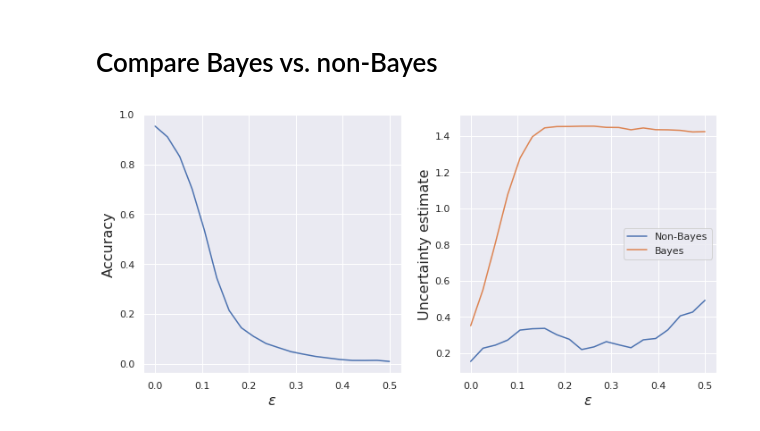
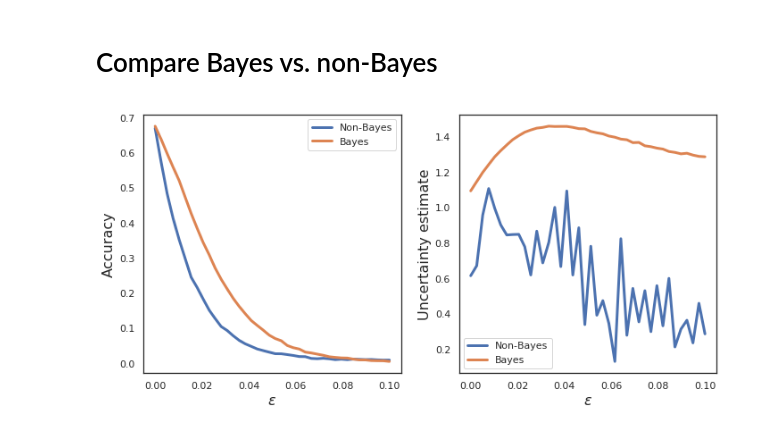
Before and after one commit to nikhil-dce/Examining-Robustness-of-BNNs-to-Adversarial-Examples, a Jupyter notebook: Adversarial_Methods/Deep_Fool_Code/FGSM_v2.ipynb, the cells around one changed output. Saved outputs shown, nothing was run; the diff lists cells and outputs as text; code cells hidden in the pictures.

Commit message:
converged models
Attack on FashionMNIST & CIFAR10

Updated plots

```diff
--- a/Adversarial_Methods/Deep_Fool_Code/FGSM_v2.ipynb
+++ b/Adversarial_Methods/Deep_Fool_Code/FGSM_v2.ipynb
@@ -178,6 +162,6 @@ def attack_fgsm_v2 (model,loss,eps,device,loader,is_bayes=False):
 # %%
-model = LeNet(num_classes=10,inputs=1)
-ckpt_path = '../../BNN_Implementations/PyTorch-BayesianCNN-master/checkpoints/MNIST/frequentist/model_lenet.pt'
+# model = LeNet(num_classes=10,inputs=inputs)
+ckpt_path = '../../BNN_Implementations/PyTorch-BayesianCNN-master/checkpoints/{}/frequentist/model_{}.pt'.format(dataset, net)
 model.load_state_dict(torch.load(ckpt_path))
 model.eval()
 device = torch.device('cuda:0')
@@ -213,9 +201,13 @@ Text(0, 0.5, 'Average predictive entropy')
 # %% [markdown]
 # Example attack on BayesNet
+# %%
+from main_bayesian import getModel
+model = getModel(net, inputs, outputs)
 # %%
-model = BBBLeNet(outputs=10,inputs=1)
-ckpt_path = 'BNN_Implementations/PyTorch-BayesianCNN-master/checkpoints/MNIST/bayesian'
-ckpt_name = 'model_lenet.pt'
+# model = BBBLeNet(outputs=10,inputs=inputs)
+
+ckpt_path = 'BNN_Implementations/PyTorch-BayesianCNN-master/checkpoints/{}/bayesian'.format(dataset)
+ckpt_name = 'model_{}.pt'.format(net)
 model.load_state_dict(torch.load(os.path.join(homedir,ckpt_path,ckpt_name)))
 device = torch.device('cuda:0')
 model.to(device)
@@ -234,9 +234,21 @@ print (np.mean(original_acc))
 # %%
-epsilons = np.linspace(0,0.5,20)
+if dataset == 'CIFAR10':
+    epsilons = np.linspace(0,0.1,40)
+else:
+    epsilons = np.linspace(0,0.5,20)
+
 acc_bayes = []
 entropies_bayes = []
+indices = np.random.choice(len(test_loader), 10)
+
+attack_images_arr = []
+original_images_arr = []
+
 for eps in tqdm(epsilons):
-    success_rate, entropy, attack_images = attack_fgsm_v2(model,loss,eps,device,test_loader,is_bayes=True)
-    np.where
+    success_rate, entropy, attack_images, original_images = attack_fgsm_v2(model,loss,eps,device,test_loader,is_bayes=True)
+
+    attack_images_arr.append(attack_images[indices].cpu().data)
+    original_images_arr.append(original_images[indices].cpu().data)
+
     acc_bayes.append(success_rate)
     entropies_bayes.append(entropy)
@@ -259,21 +299,22 @@ Text(0, 0.5, 'Average predictive entropy')
 import seaborn as sns
 sns.set()
 # %%
+sns.set_style("white")
 fig = plt.figure(figsize=(10,5))
 plt.subplot(1,2,1)
-# plt.plot(epsilons,acc)
-plt.plot(epsilons,acc_bayes)
-# plt.legend(['Non-Bayes','Bayes'])
+plt.plot(epsilons,acc, linewidth=3)
+plt.plot(epsilons,acc_bayes, linewidth=3)
+plt.legend(['Non-Bayes','Bayes'])
 plt.xlabel(r'$\epsilon$', fontsize=16)
 plt.ylabel('Accuracy', fontsize=16)
 plt.subplot(1,2,2)
-plt.plot(epsilons,entropies)
-plt.plot(epsilons,entropies_bayes)
+plt.plot(epsilons,entropies, linewidth=3)
+plt.plot(epsilons,entropies_bayes, linewidth=3)
 plt.legend(['Non-Bayes','Bayes'])
 plt.xlabel(r'$\epsilon$', fontsize=16)
 plt.ylabel('Uncertainty estimate', fontsize=16)
 fig.tight_layout()
-plt.savefig('prelim_adv_attack.png')
+plt.savefig('{}_adv_attack.png'.format(dataset))
 plt.show()
 # %% [output]
-[figure, old version]
+[figure, new version]
```
Also changed, not shown: parts of 19 cells of this notebook, 15 other files.
